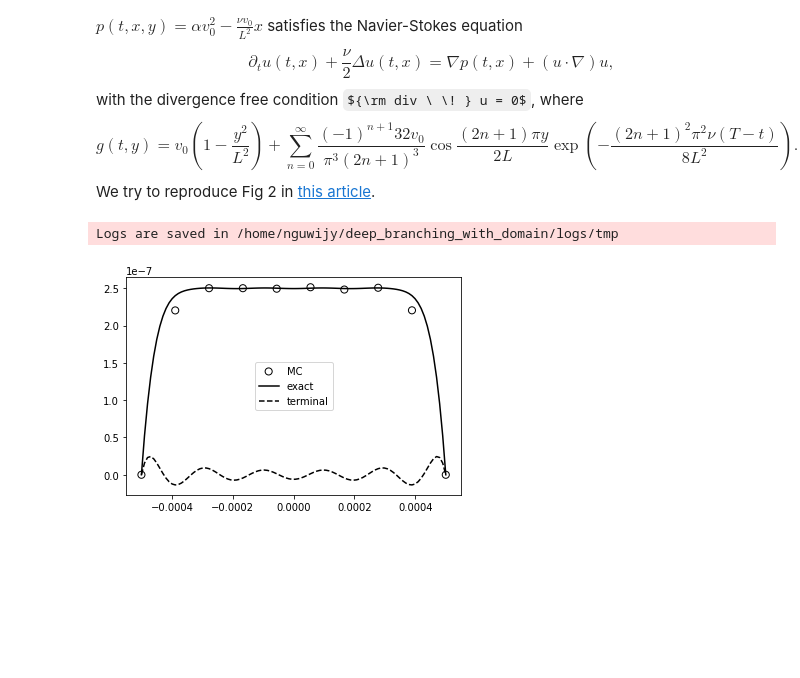
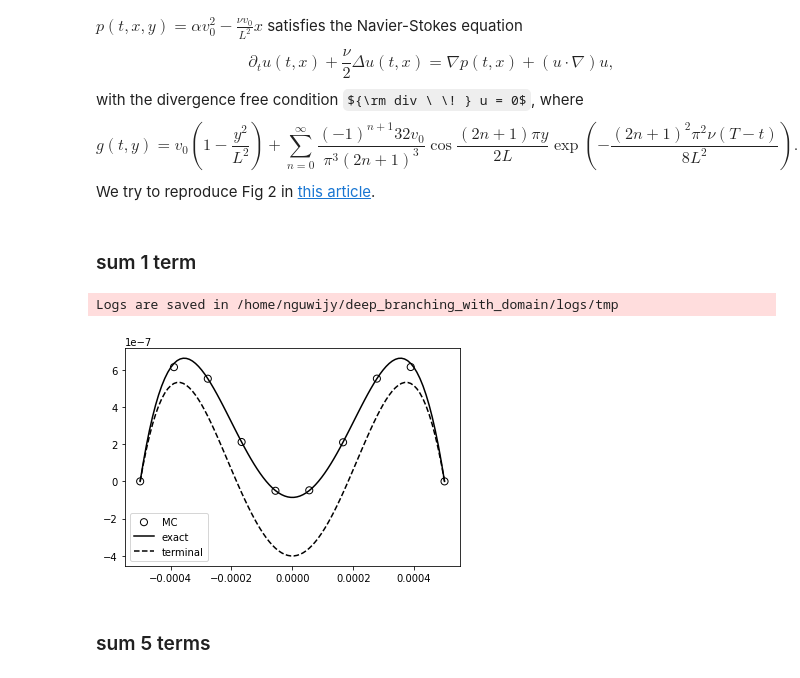
Before and after one commit to nguwijy/deep_branching_with_domain, a Jupyter notebook: notebooks/mc_samples.ipynb, the cells around one changed output. Cells and saved outputs as stored; diff of their text form; code cells hidden in the pictures; some formulas as TeX source; blank space fills up the shorter version.

Commit message:
doc: add link to colab and add sum of 1 term in mc_samples.ipynb to show the stability of the solver

```diff
--- a/notebooks/mc_samples.ipynb
+++ b/notebooks/mc_samples.ipynb
@@ -58,15 +63,17 @@ x, y = model.gen_sample(patch=0, tx=tx)
 Then, we can plot `y` together with the exact solution for comparison.
 The steps are summarized in the `simulate_mc_and_plot` function below.
 # %%
-def simulate_mc_and_plot(model):
-    nb_spatial = 10
+def simulate_mc_and_plot(model, nb_spatial=10, repeats=1):
     tx = torch.zeros(nb_spatial, model.dim_in + 1, device=device)
     tx[:, -1] = torch.linspace(model.x_lo, model.x_hi, nb_spatial)
-    x, y = model.gen_sample(patch=0, tx=tx)
+    mc = 0
+    for _ in range(repeats):
+        x, y = model.gen_sample(patch=0, tx=tx)
+        mc += y[:, 0].cpu()
+    mc /= repeats
 
     # original grid for mc
     mc_grid = tx[:, -1].cpu()
-    mc = y[:, 0].cpu()
     # finer grid for exact solution
     x = np.zeros((model.dim_in, 10 * nb_spatial))
     exact_grid = np.linspace(model.x_lo, model.x_hi, 10 * nb_spatial)
@@ -387,10 +375,10 @@ def f_example(y, coordinate):
         f += -y[dim + j] * y[2 * dim + dim * coordinate + j]
     return f
 
-def phi_example(x, coordinate):
+def phi_example(x, coordinate, nb_sums=5):
     if coordinate == 0:
-        ans = v0 * (1 - x[1]**2/L**2)
-        for n in range(5):
+        ans = v0 * (1 - x[1]**2 / L**2)
+        for n in range(nb_sums):
             ans += (
                 32 * (-1)**(n+1) * v0 / (math.pi * (2*n+1))**3
                 * torch.cos((2*n+1) * math.pi * x[1] / (2 * L))
@@ -399,10 +387,10 @@ def phi_example(x, coordinate):
     else:
         return torch.zeros_like(x[0])
 
-def exact_example(t, x, T, coordinate):
+def exact_example_(t, x, T, coordinate, nb_sums=5):
     if coordinate == 0:
-        ans = v0 * (1 - x[1]**2/L**2)
-        for n in range(5):
+        ans = v0 * (1 - x[1]**2 / L**2)
+        for n in range(nb_sums):
             ans += (
                 32 * (-1)**(n+1) * v0 / (math.pi * (2*n+1))**3
                 * np.cos((2*n+1) * math.pi * x[1] / (2 * L))
@@ -416,42 +404,49 @@ def exact_example(t, x, T, coordinate):
 
 def p_example_full(x, t):
     return alpha * v0**2 - nu * v0 / L**2 * x[0]
+
+patches = 1
+T = patches * 1
+MAX_VAL = 100
+# %% [markdown]
+### sum 1 term
 # %%
-patches = 1
-T = patches * 1
-MAX_VAL = 100
+nb_sums = 1
+exact_example = partial(exact_example_, nb_sums=nb_sums)
 
 # define NN and train
 torch.manual_seed(0)
 model = Net(
     problem_name=problem_name,
     f_fun=f_example,
     deriv_map=deriv_map,
     zeta_map=zeta_map,
     deriv_condition_deriv_map=deriv_condition_deriv_map,
     deriv_condition_zeta_map=deriv_condition_zeta_map,
     exact_p_fun_full=p_example_full,
-    phi_fun=phi_example,
+    phi_fun=partial(phi_example, nb_sums=nb_sums),
     conditional_probability_to_survive=partial(
         conditional_probability_to_survive,
         lower_bound=(-MAX_VAL, x_lo),
         upper_bound=(MAX_VAL, x_hi),
     ),
     is_x_inside=partial(
         is_x_inside,
         lower_bound=(-MAX_VAL, x_lo),
         upper_bound=(MAX_VAL, x_hi),
     ),
     device=device,
     x_lo=x_lo,
     x_hi=x_hi,
     T=T,
     nu=nu,
     branch_patches=patches,
     branch_nb_path_per_state=1000000,
     save_as_tmp=True,
 )
 simulate_mc_and_plot(model)
 # %% [output]
 Logs are saved in /home/nguwijy/deep_branching_with_domain/logs/tmp
-[figure, old version]
+[figure, new version]
+# %% [markdown]
+### sum 5 terms
```
Also changed, not shown: parts of 6 cells of this notebook, 8 other files.
